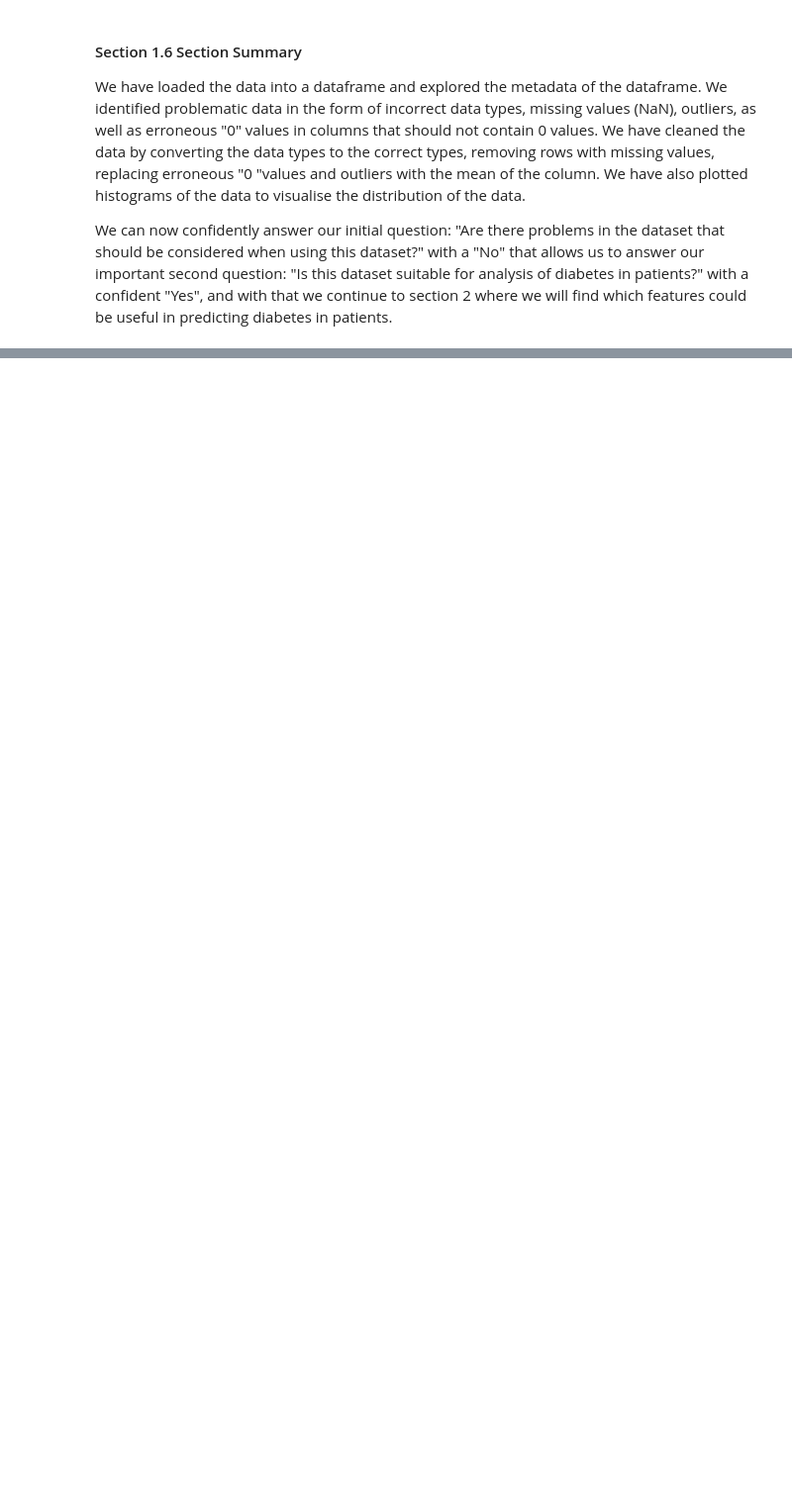
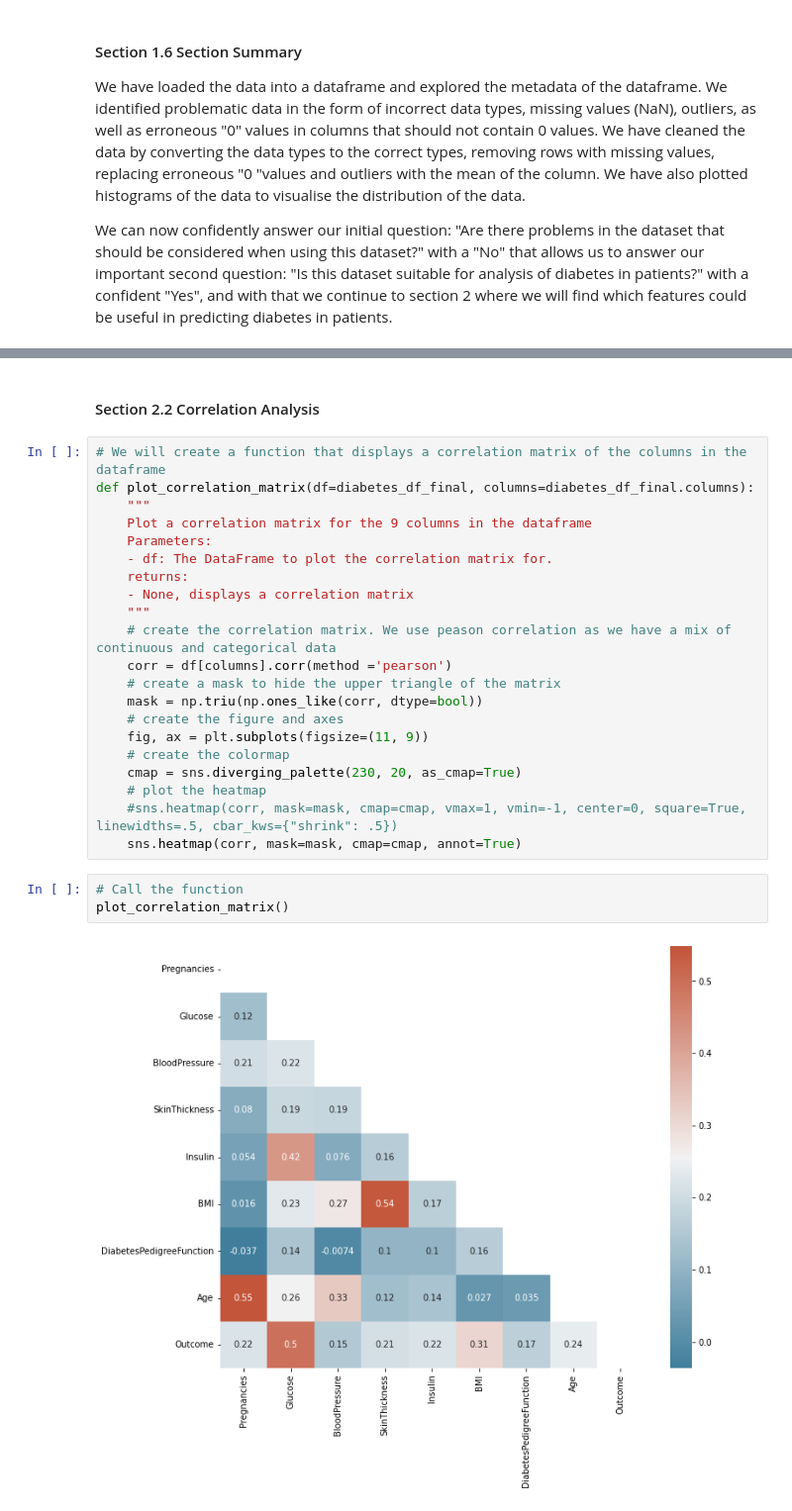
Before and after one commit to adriz-nf/diabetes_eda, a Jupyter notebook: diabetes_eda.ipynb, the cells around one changed output, grey strips where cells are left out. Shown at 99% size. Drawn from its saved outputs; the diff is of its cells as text; blank space fills up the shorter version.

```diff
--- a/diabetes_eda.ipynb
+++ b/diabetes_eda.ipynb
@@ -357,0 +443,28 @@ Now that we have cleaned our data we can explore if there are correlations in th
+# %% [markdown]
+#### Section 2.2 Correlation Analysis
+# %%
+# We will create a function that displays a correlation matrix of the columns in the dataframe
+def plot_correlation_matrix(df=diabetes_df_final, columns=diabetes_df_final.columns):
+    """
+    Plot a correlation matrix for the 9 columns in the dataframe
+    Parameters:
+    - df: The DataFrame to plot the correlation matrix for.
+    returns:
+    - None, displays a correlation matrix
+    """
+    # create the correlation matrix. We use peason correlation as we have a mix of continuous and categorical data
+    corr = df[columns].corr(method ='pearson')
+    # create a mask to hide the upper triangle of the matrix
+    mask = np.triu(np.ones_like(corr, dtype=bool))
+    # create the figure and axes
+    fig, ax = plt.subplots(figsize=(11, 9))
+    # create the colormap
+    cmap = sns.diverging_palette(230, 20, as_cmap=True)
+    # plot the heatmap
+    #sns.heatmap(corr, mask=mask, cmap=cmap, vmax=1, vmin=-1, center=0, square=True, linewidths=.5, cbar_kws={"shrink": .5})
+    sns.heatmap(corr, mask=mask, cmap=cmap, annot=True)
+# %%
+# Call the function
+plot_correlation_matrix()
+# %% [output]
+[figure, added]
```
Also changed, not shown: parts of 37 cells of this notebook.
